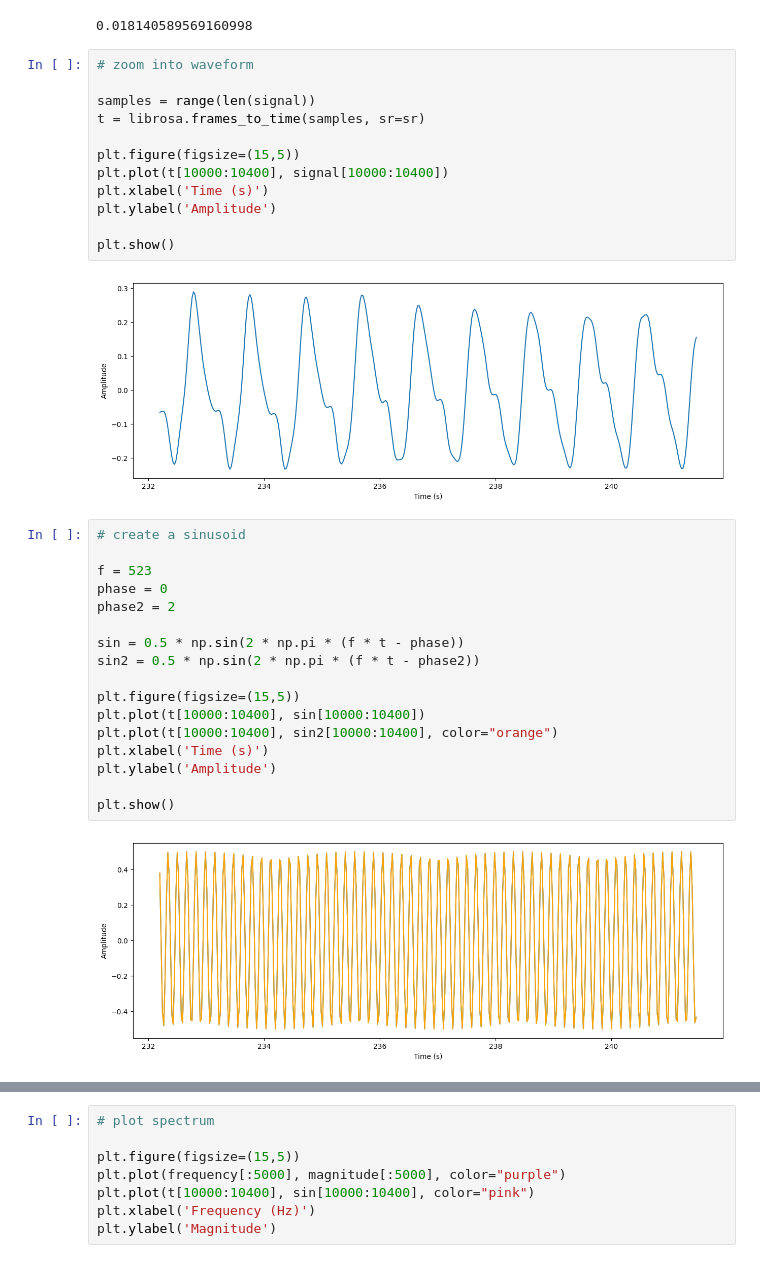
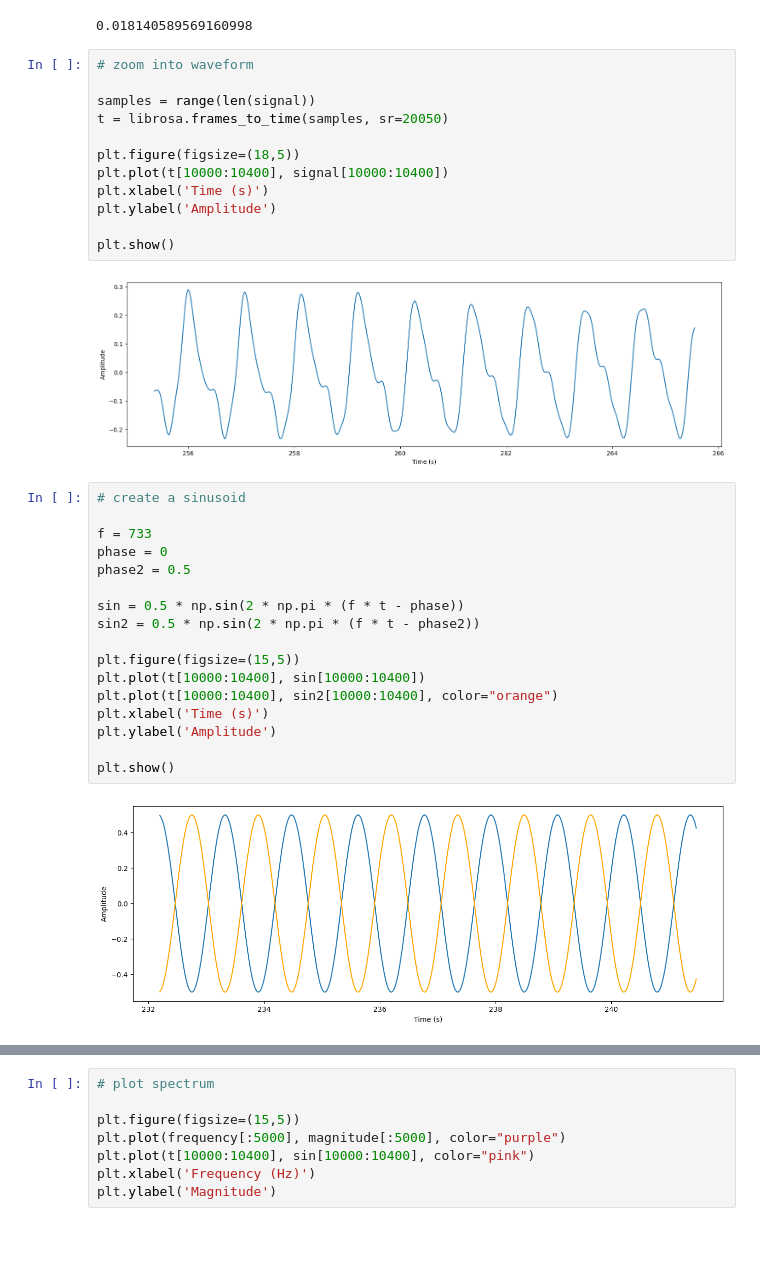
Before and after one commit to nkumeh/MusicInformationRetrieval, a Jupyter notebook: MIR/AudioSignalProcessing/MIR_FourierTransform.ipynb, the cells around one changed output, grey strips where cells are left out. Drawn from its saved outputs; the diff is of its cells as text; blank space fills up the shorter version.

```diff
--- a/MIR/AudioSignalProcessing/MIR_FourierTransform.ipynb
+++ b/MIR/AudioSignalProcessing/MIR_FourierTransform.ipynb
@@ -62,23 +62,23 @@ d_400_samples
 # %%
 # zoom into waveform
 
 samples = range(len(signal))
-t = librosa.frames_to_time(samples, sr=sr)
+t = librosa.frames_to_time(samples, sr=20050)
 
-plt.figure(figsize=(15,5))
+plt.figure(figsize=(18,5))
 plt.plot(t[10000:10400], signal[10000:10400])
 plt.xlabel('Time (s)')
 plt.ylabel('Amplitude')
 
 plt.show()
 # %% [output]
-[figure, old version]
+[figure, new version]
 # %%
 # create a sinusoid
 
-f = 523
+f = 733
 phase = 0
-phase2 = 2
+phase2 = 0.5
 
 sin = 0.5 * np.sin(2 * np.pi * (f * t - phase))
 sin2 = 0.5 * np.sin(2 * np.pi * (f * t - phase2))
@@ -91,7 +91,7 @@ plt.ylabel('Amplitude')
 
 plt.show()
 # %% [output]
-[figure, old version]
+[figure, new version]
 # %%
 # compare signals and sinusoids
 
```
Also changed, not shown: parts of 1 cell of this notebook.
